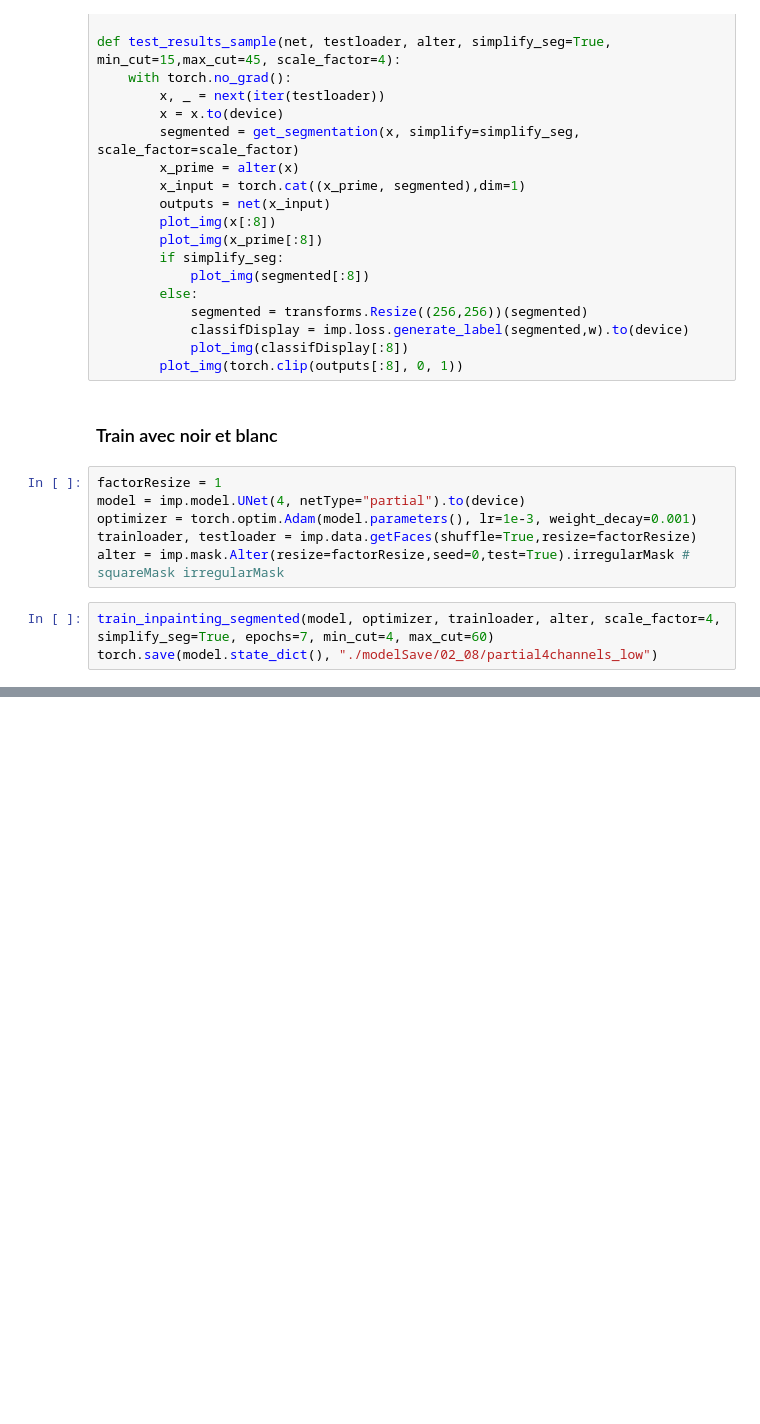
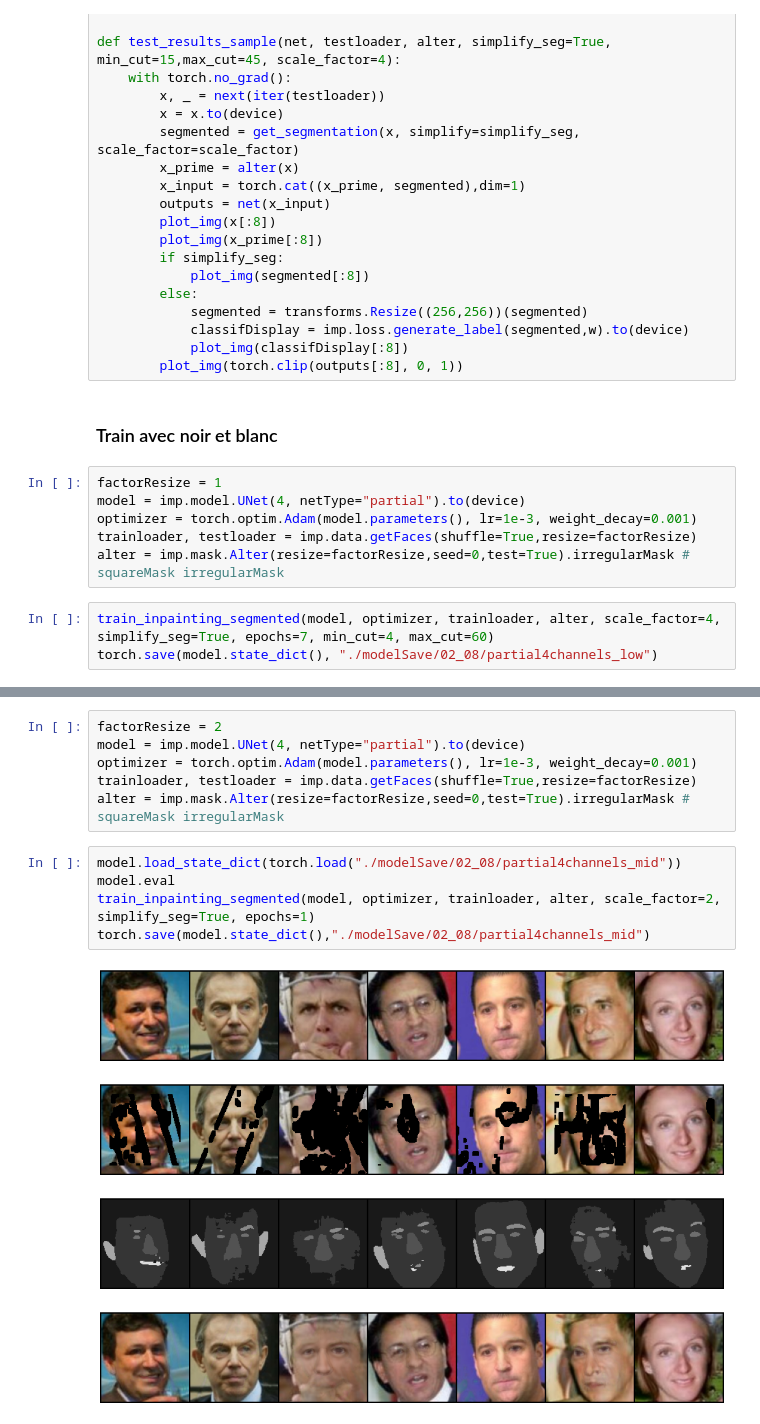
Before and after one commit to Eva427/CICR-Impainting, a Jupyter notebook: resultay-02-08.ipynb, the cells around one changed output, grey strips where cells are left out. Cells and saved outputs as stored; diff of their text form; blank space fills up the shorter version.

```diff
--- a/resultay-02-08.ipynb
+++ b/resultay-02-08.ipynb
@@ -168,0 +193,16 @@ plot_img(segmented)
+# %%
+factorResize = 2
+model = imp.model.UNet(4, netType="partial").to(device)
+optimizer = torch.optim.Adam(model.parameters(), lr=1e-3, weight_decay=0.001)
+trainloader, testloader = imp.data.getFaces(shuffle=True,resize=factorResize)
+alter = imp.mask.Alter(resize=factorResize,seed=0,test=True).irregularMask # squareMask irregularMask
+# %%
+model.load_state_dict(torch.load("./modelSave/02_08/partial4channels_mid"))
+model.eval
+train_inpainting_segmented(model, optimizer, trainloader, alter, scale_factor=2, simplify_seg=True, epochs=1)
+torch.save(model.state_dict(),"./modelSave/02_08/partial4channels_mid")
+# %% [output]
+[figure, added]
+[figure, added]
+[figure, added]
+[figure, added]
```
Also changed, not shown: parts of 8 cells of this notebook, 3 other files.
